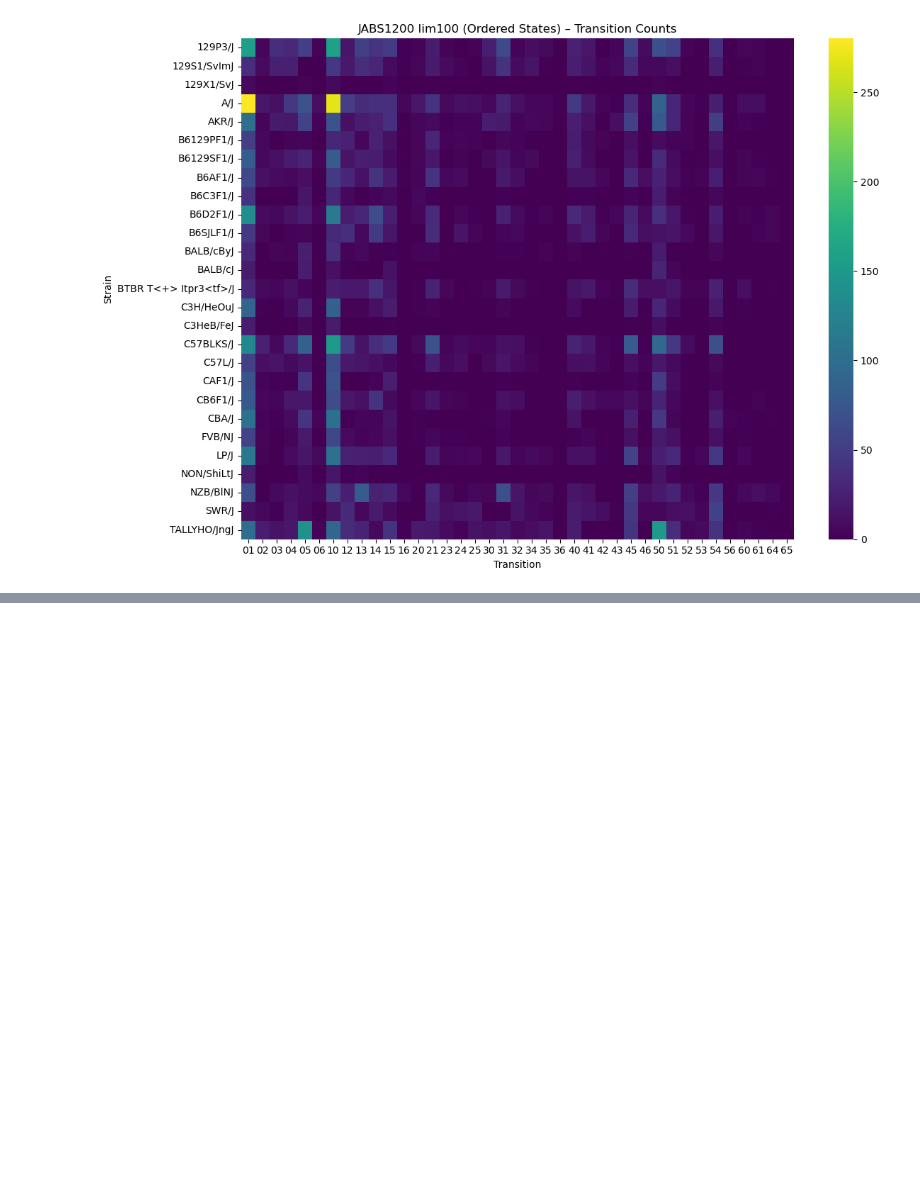
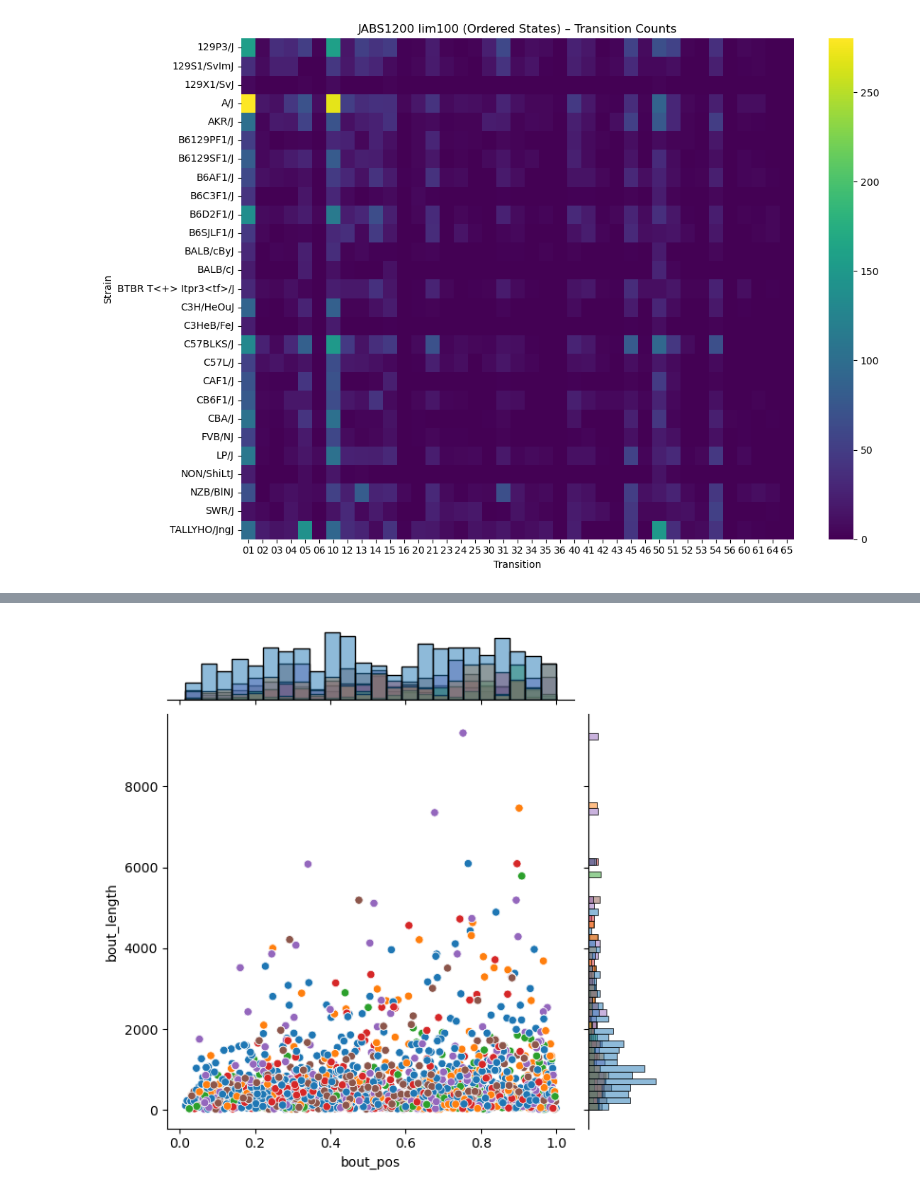
Before and after one commit to brigbrog/Syntactic-Grooming, a Jupyter notebook: visualize/transition_plots.ipynb, the cells around one changed output, grey strips where cells are left out. Saved outputs shown, nothing was run; the diff lists cells and outputs as text; code cells hidden in the pictures; blank space fills up the shorter version.

```diff
--- a/visualize/transition_plots.ipynb
+++ b/visualize/transition_plots.ipynb
@@ -526,0 +706,6 @@ plt.show()
+# %%
+g = sns.JointGrid(data=asd_diff, x="bout_pos", y="bout_length", hue="strain")
+g.plot(sns.scatterplot, sns.histplot)
+g.ax_joint.get_legend().remove()
+# %% [output]
+[figure, added]
```
Also changed, not shown: parts of 45 cells of this notebook.
